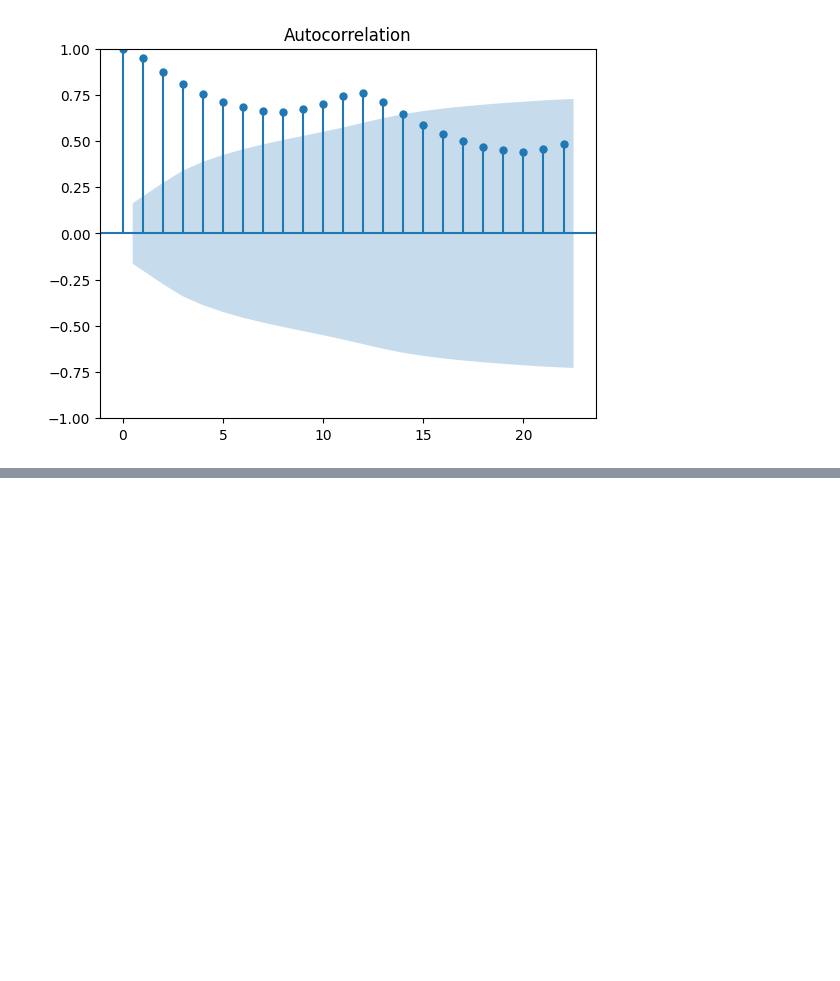
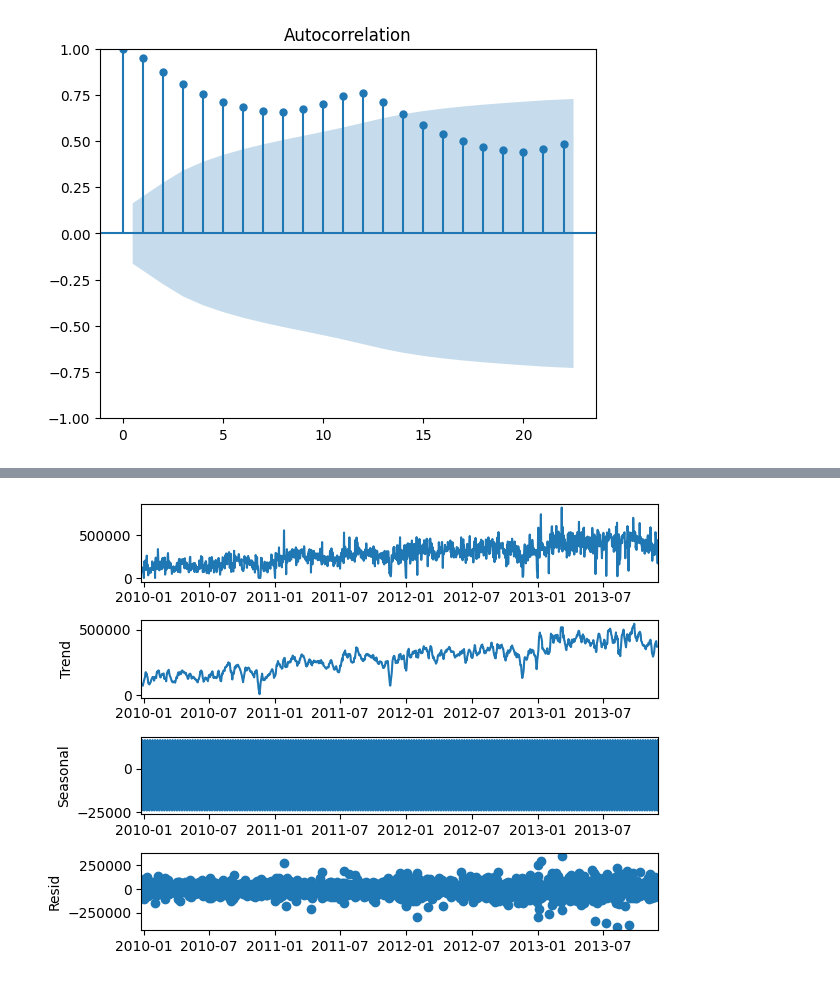
Before and after one commit to ScReameer/DS-learning, a Jupyter notebook: Math/Block-7/ML-12. Time series/Practice.ipynb, the cells around one changed output, grey strips where cells are left out. Drawn from its saved outputs; the diff is of its cells as text; code cells hidden in the pictures; blank space fills up the shorter version.

```diff
--- a/Math/Block-7/ML-12. Time series/Practice.ipynb
+++ b/Math/Block-7/ML-12. Time series/Practice.ipynb
@@ -144,0 +220,3 @@ plt.show();
+# %%
+data = pd.read_csv('data/tovar_moving.zip', parse_dates=['date'], index_col='date')
+data.head()
@@ -144,0 +231,8 @@ plt.show();
+# %%
+test = data[-1:]
+train = data[:-1]
+
+decomp = seasonal_decompose(data)
+plt.show(decomp.plot())
+# %% [output]
+[figure, added]
```
Also changed, not shown: parts of 15 cells of this notebook, 2 other files.
